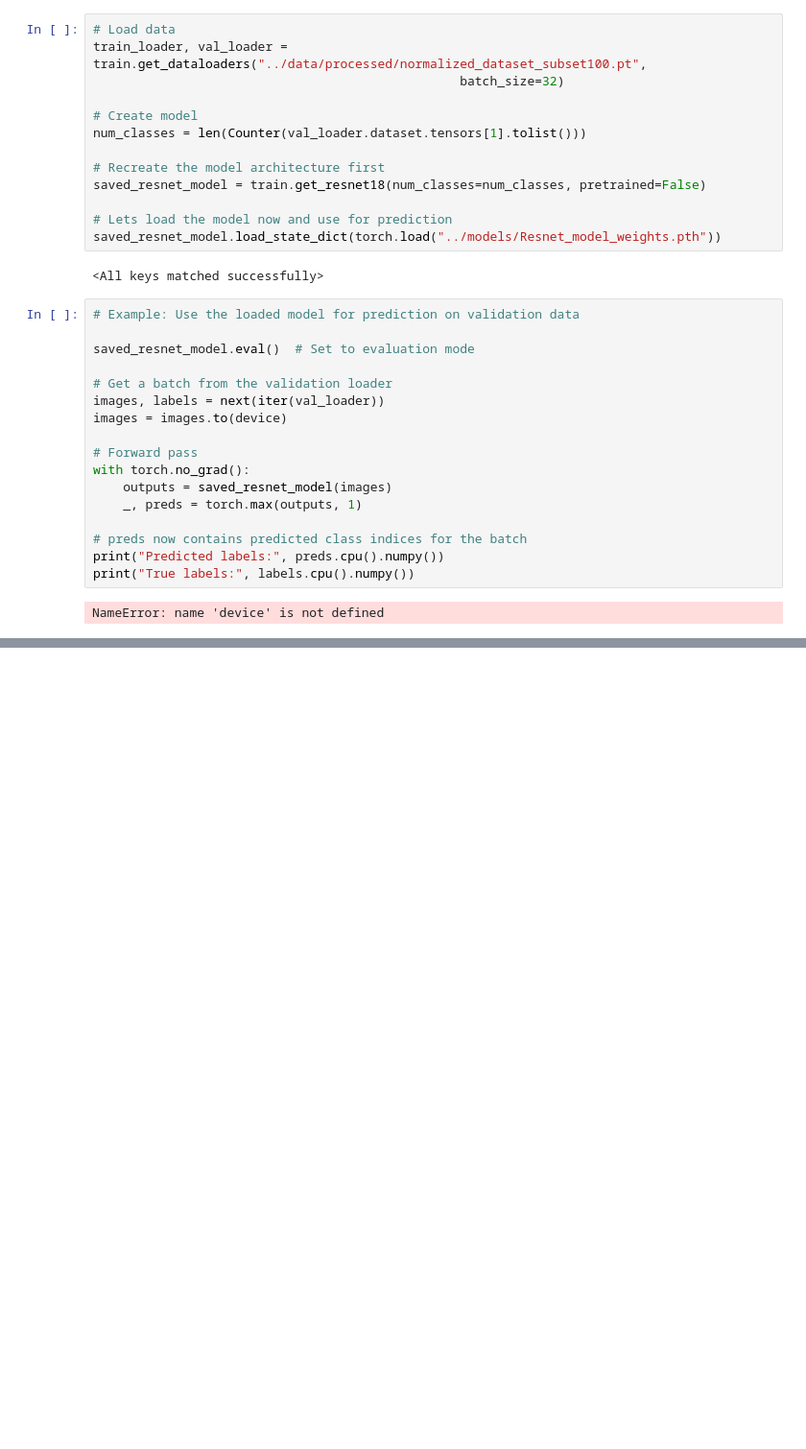
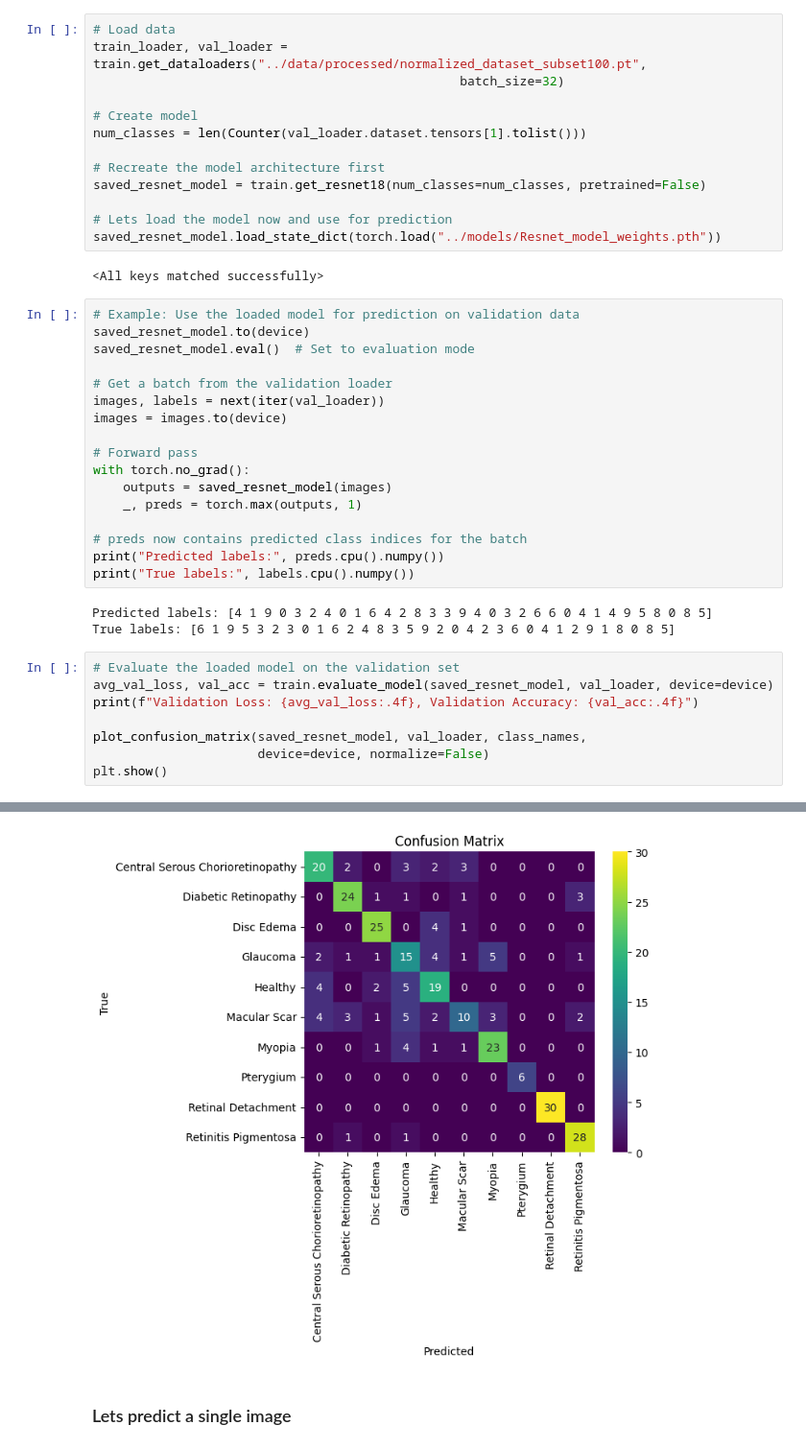
Before and after one commit to AgazW/RetinaDxAI, a Jupyter notebook: notebooks/train.ipynb, the cells around one changed output, grey strips where cells are left out. Shown at 96% size. Cells and saved outputs as stored; diff of their text form; blank space fills up the shorter version.

Commit message:
Added code to load saved model and test

```diff
--- a/notebooks/train.ipynb
+++ b/notebooks/train.ipynb
@@ -141,7 +140,7 @@ saved_resnet_model.load_state_dict(torch.load("../models/Resnet_model_weights.pt
 <All keys matched successfully>
 # %%
 # Example: Use the loaded model for prediction on validation data
-
+saved_resnet_model.to(device)
 saved_resnet_model.eval()  # Set to evaluation mode
 
 # Get a batch from the validation loader
@@ -157,4 +156,14 @@ with torch.no_grad():
 print("Predicted labels:", preds.cpu().numpy())
 print("True labels:", labels.cpu().numpy())
 # %% [output]
-NameError: name 'device' is not defined
+Predicted labels: [4 1 9 0 3 2 4 0 1 6 4 2 8 3 3 9 4 0 3 2 6 6 0 4 1 4 9 5 8 0 8 5]
+True labels: [6 1 9 5 3 2 3 0 1 6 2 4 8 3 5 9 2 0 4 2 3 6 0 4 1 2 9 1 8 0 8 5]
+# %%
+# Evaluate the loaded model on the validation set
+avg_val_loss, val_acc = train.evaluate_model(saved_resnet_model, val_loader, device=device)
+print(f"Validation Loss: {avg_val_loss:.4f}, Validation Accuracy: {val_acc:.4f}")
+
+plot_confusion_matrix(saved_resnet_model, val_loader, class_names,
+                      device=device, normalize=False)
+plt.show()
+# %% [output]
@@ -160,0 +171,3 @@ NameError: name 'device' is not defined
+[figure, added]
+# %% [markdown]
+### Lets predict a single image
```
Also changed, not shown: parts of 6 cells of this notebook.
